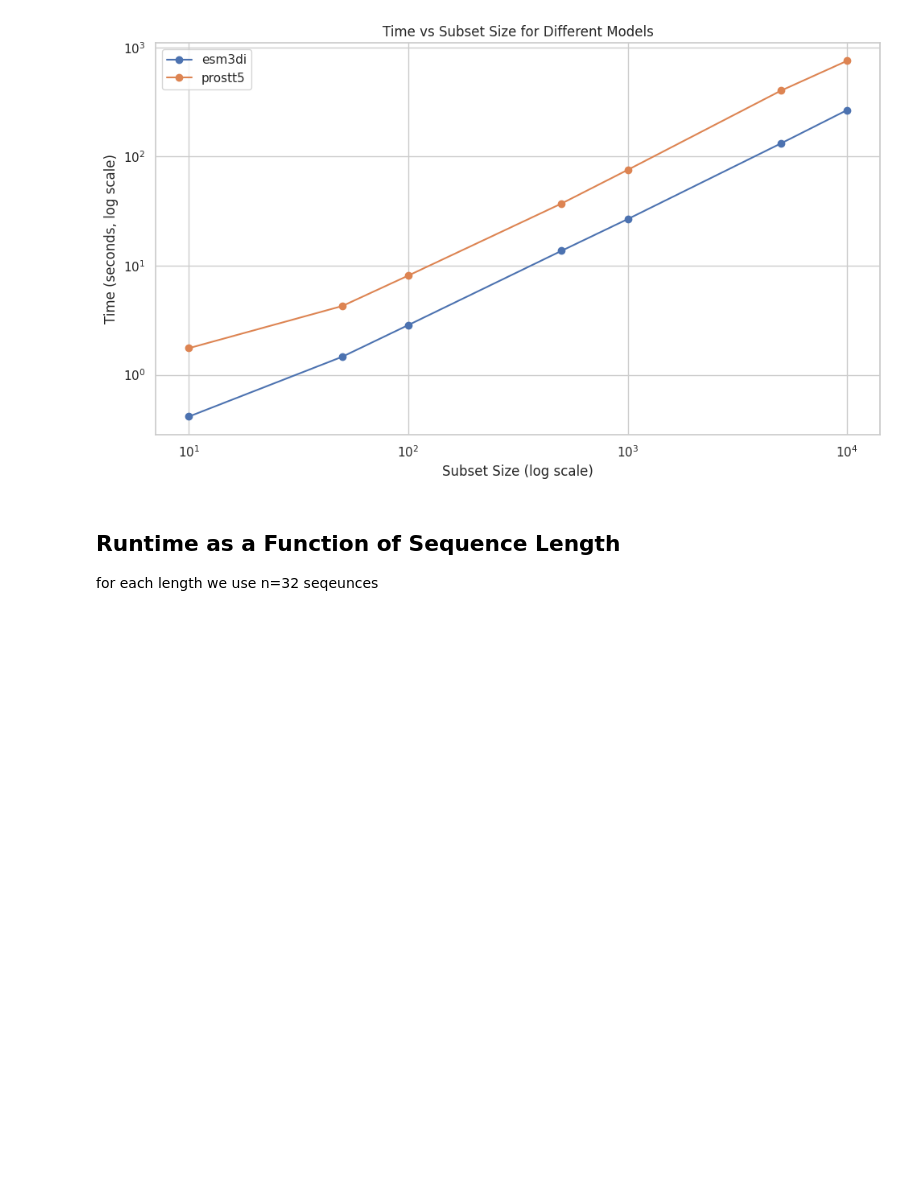
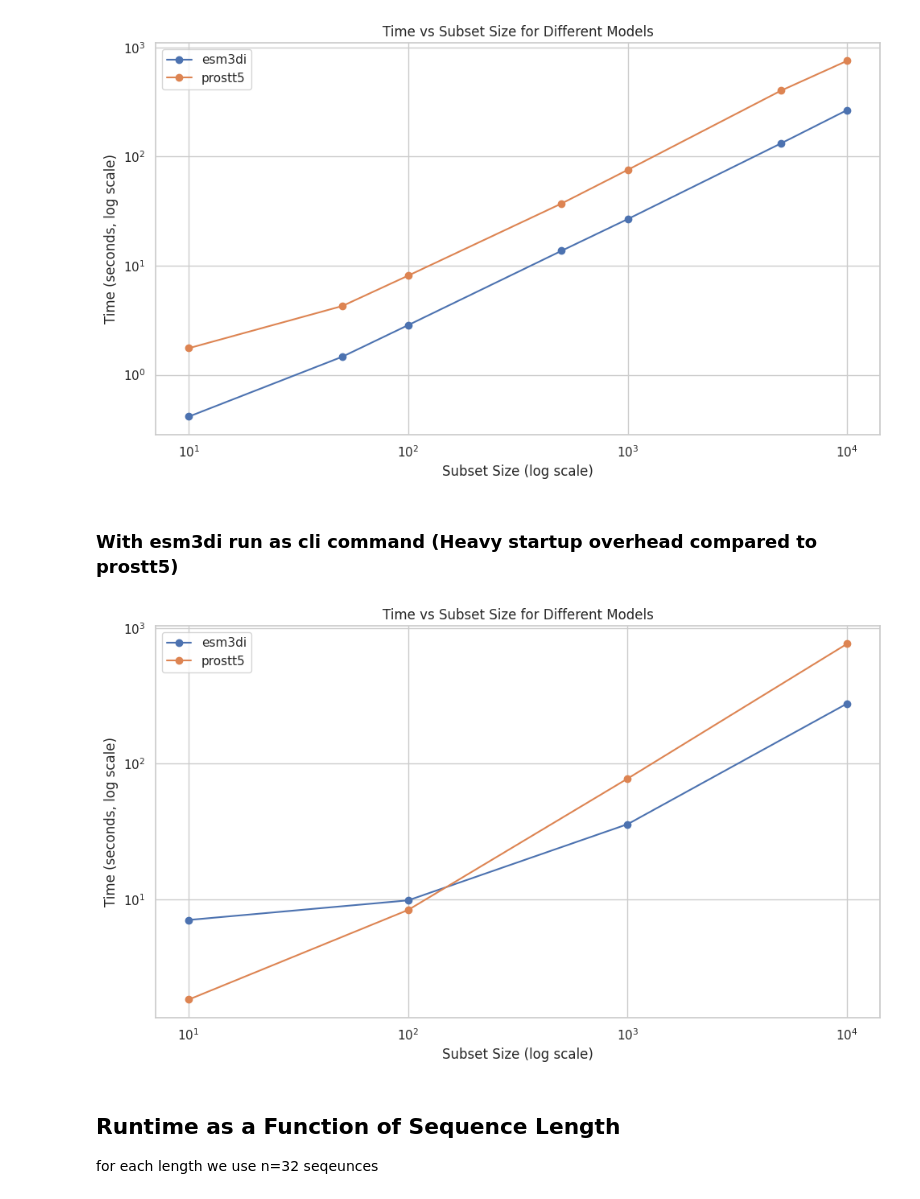
Before and after one commit to DessimozLab/ESM3di, a Jupyter notebook: brief_communication/benchmarks/speed/plot_results.ipynb, the cells around one changed output. Drawn from its saved outputs; the diff is of its cells as text; code cells hidden in the pictures; blank space fills up the shorter version.

```diff
--- a/brief_communication/benchmarks/speed/plot_results.ipynb
+++ b/brief_communication/benchmarks/speed/plot_results.ipynb
@@ -7,7 +9,7 @@ import seaborn as sns
 # %% [markdown]
 ## Runtime as a Function of Number of Sequences
 # %%
-results_df = pd.read_csv("results/timing_results.csv")
+results_df = pd.read_csv("results/timing_results_old.csv")
 results_df.head()
 # %% [output]
 |  | model_name | dataset_name | num_sequences | total_residues | wall_time_seconds | sequences_per_second | ... |
@@ -37,6 +39,14 @@ def plot_time_vs_subset_size(results_df, model_names=["esm3di", "prostt5", "cola
 plot_time_vs_subset_size(results_df, model_names=["esm3di", "prostt5"])
 # %% [output]
 [figure]
+# %% [markdown]
+### With esm3di run as cli command (Heavy startup overhead compared to prostt5)
+# %%
+results_df = pd.read_csv("results/timing_results.csv")
+
+plot_time_vs_subset_size(results_df, model_names=["esm3di", "prostt5"])
+# %% [output]
+[figure, added]
 # %% [markdown]
 ## Runtime as a Function of Sequence Length
 
```
Also changed, not shown: parts of 13 cells of this notebook, 13 other files.
